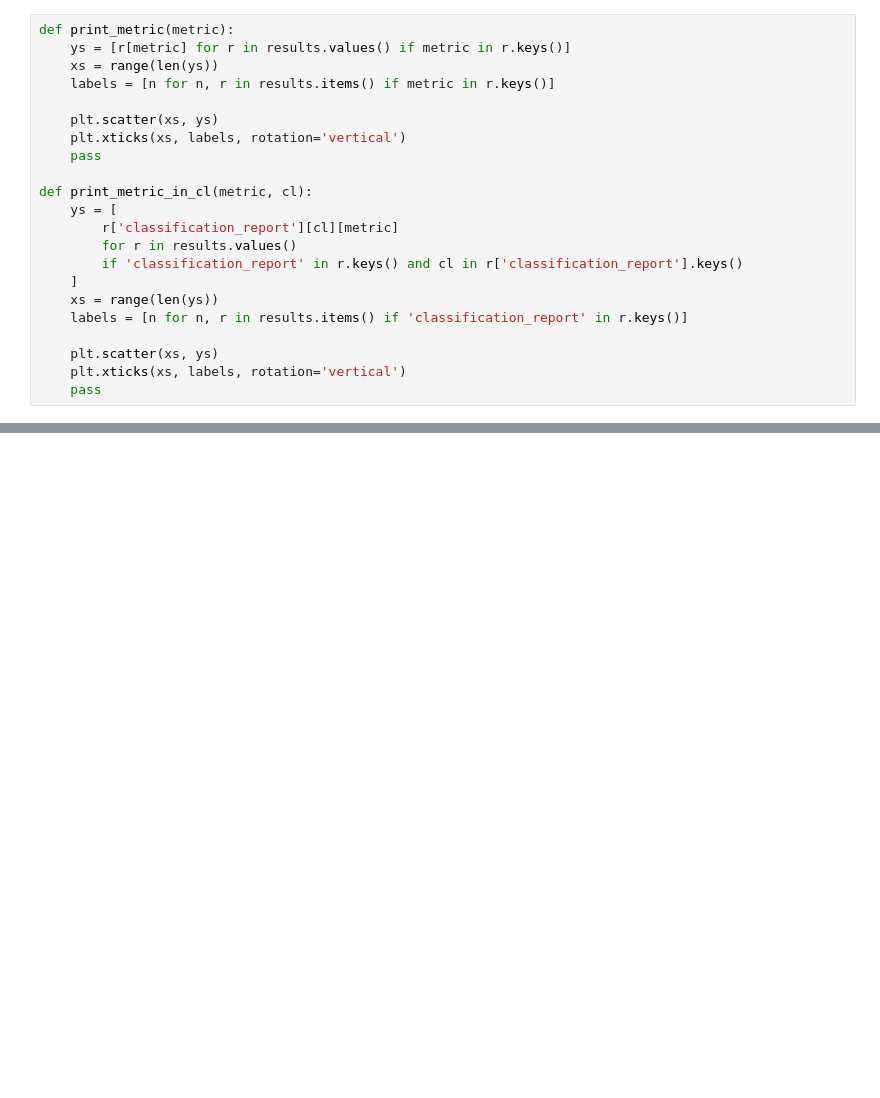
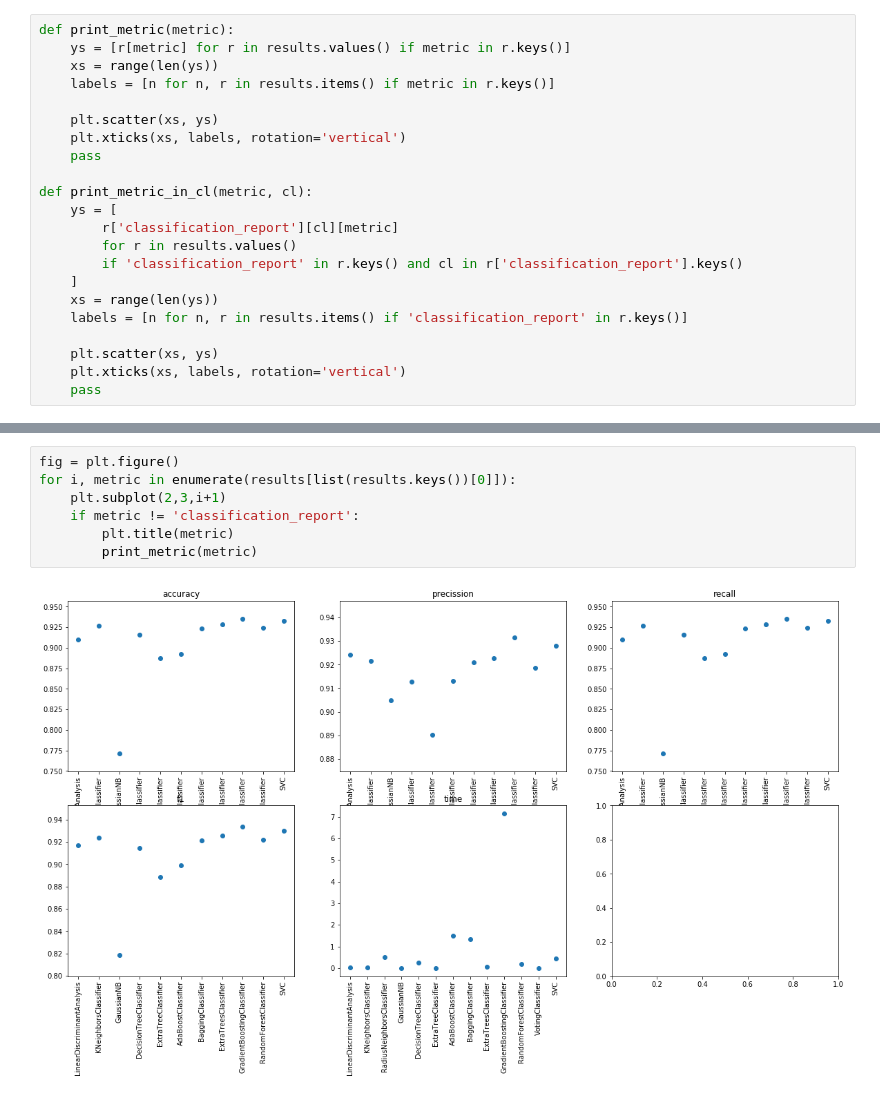
Before and after one commit to nicolaspascual/point-cloud-learn, a Jupyter notebook: notebooks/Cluster preliminary classification.ipynb, the cells around one changed output, grey strips where cells are left out. Saved outputs shown, nothing was run; the diff lists cells and outputs as text; blank space fills up the shorter version.

```diff
--- a/notebooks/Cluster preliminary classification.ipynb
+++ b/notebooks/Cluster preliminary classification.ipynb
@@ -107,3 +109,12 @@ print_metric('precission')
+# %%
+fig = plt.figure()
+for i, metric in enumerate(results[list(results.keys())[0]]):
+    plt.subplot(2,3,i+1)
+    if metric != 'classification_report':
+        plt.title(metric)
+        print_metric(metric)
+# %% [output]
+[figure, added]
 # %%
 print_metric('recall')
 # %% [output]
```
Also changed, not shown: parts of 10 cells of this notebook, 4 other files.
